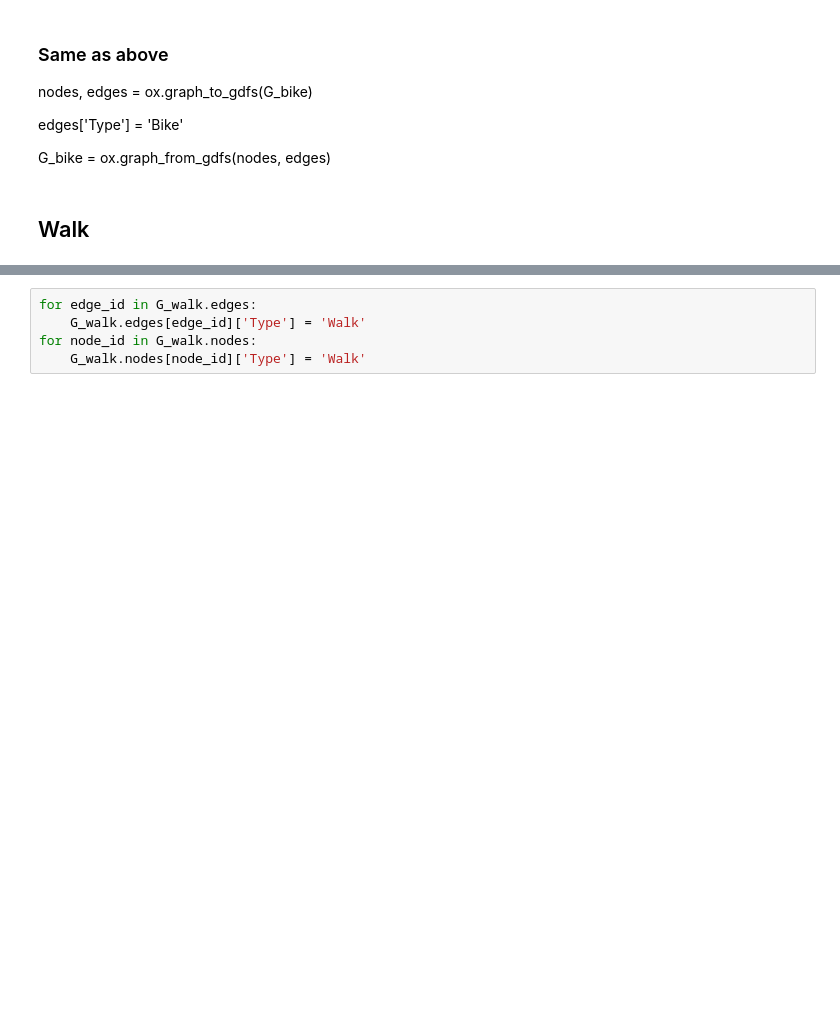
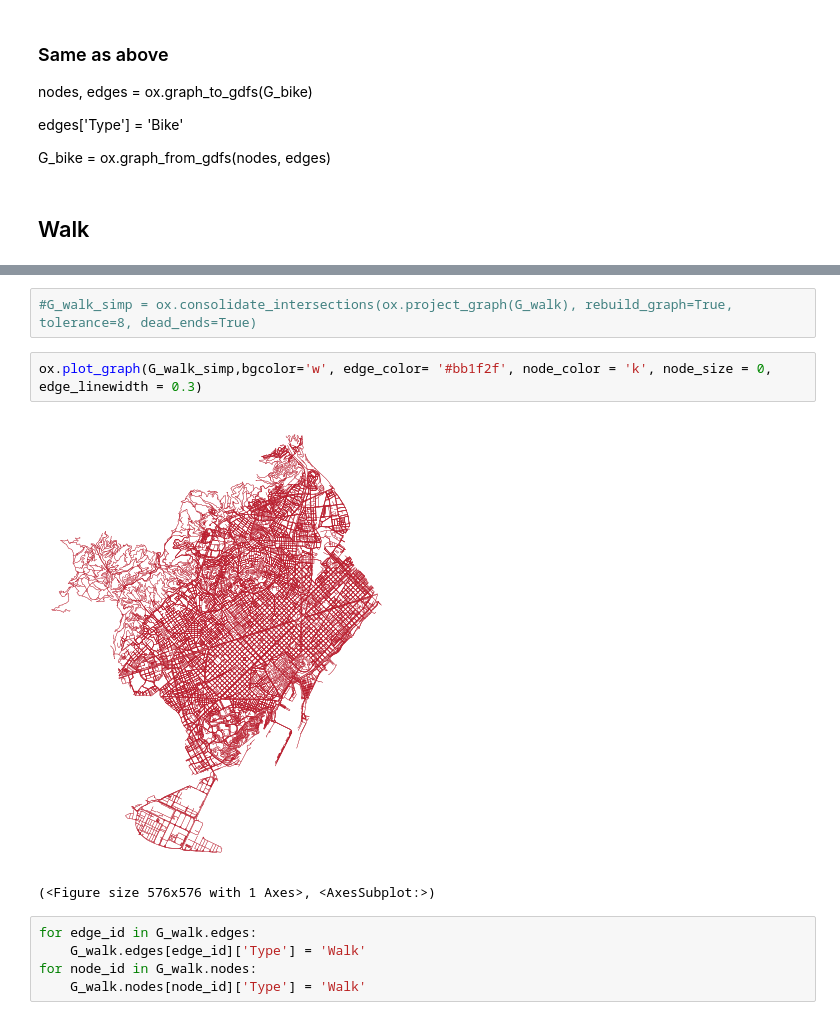
Before and after one commit to mrceresa/iper, a Jupyter notebook: examples/SAR-COV2/Mobility Jupyter Files/OSMnx/Join_graphs.ipynb, the cells around one changed output, grey strips where cells are left out. Cells and saved outputs as stored; diff of their text form; blank space fills up the shorter version.

```diff
--- a/examples/SAR-COV2/Mobility Jupyter Files/OSMnx/Join_graphs.ipynb
+++ b/examples/SAR-COV2/Mobility Jupyter Files/OSMnx/Join_graphs.ipynb
@@ -115,5 +115,12 @@ Wall time: 1.66 s
 66916
 210672
+# %%
+#G_walk_simp = ox.consolidate_intersections(ox.project_graph(G_walk), rebuild_graph=True, tolerance=8, dead_ends=True)
+# %%
+ox.plot_graph(G_walk_simp,bgcolor='w', edge_color= '#bb1f2f', node_color = 'k', node_size = 0, edge_linewidth = 0.3)
+# %% [output]
+[figure, added]
+(<Figure size 576x576 with 1 Axes>, <AxesSubplot:>)
 # %%
 for edge_id in G_walk.edges:
     G_walk.edges[edge_id]['Type'] = 'Walk'
```
Also changed, not shown: parts of 6 cells of this notebook, 5 other files.
